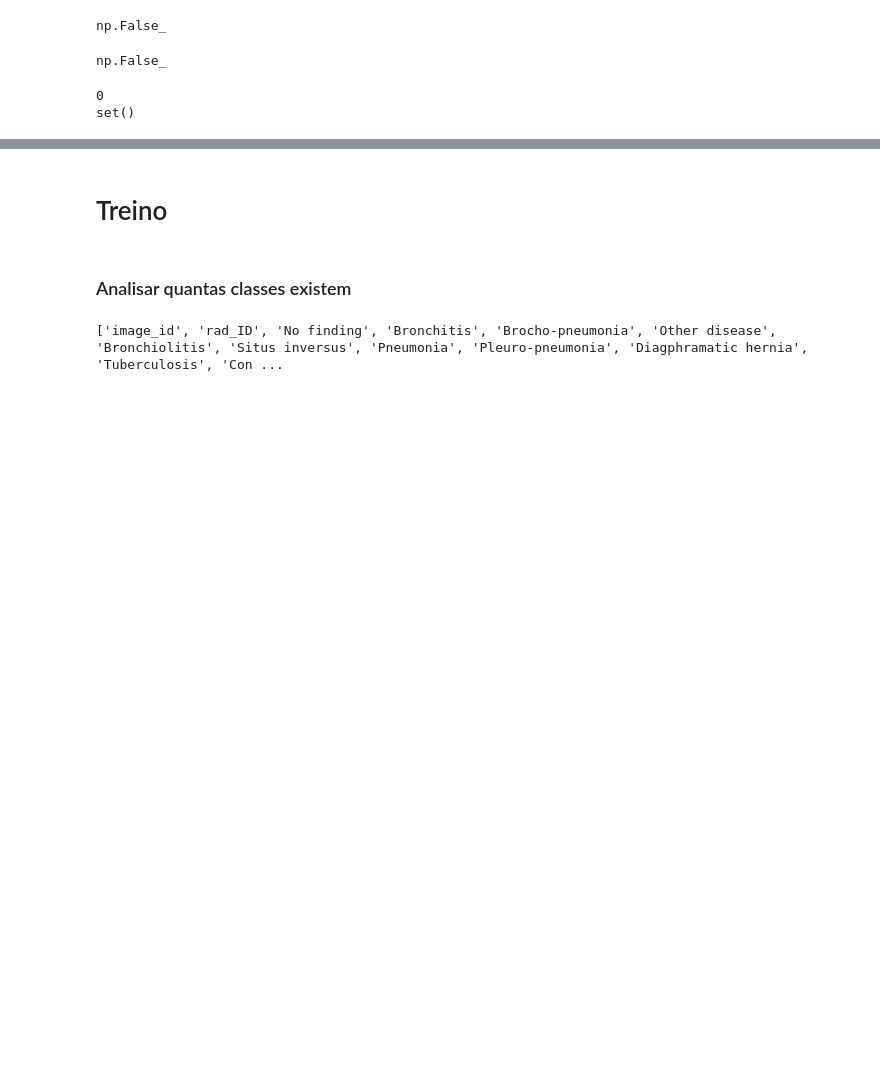
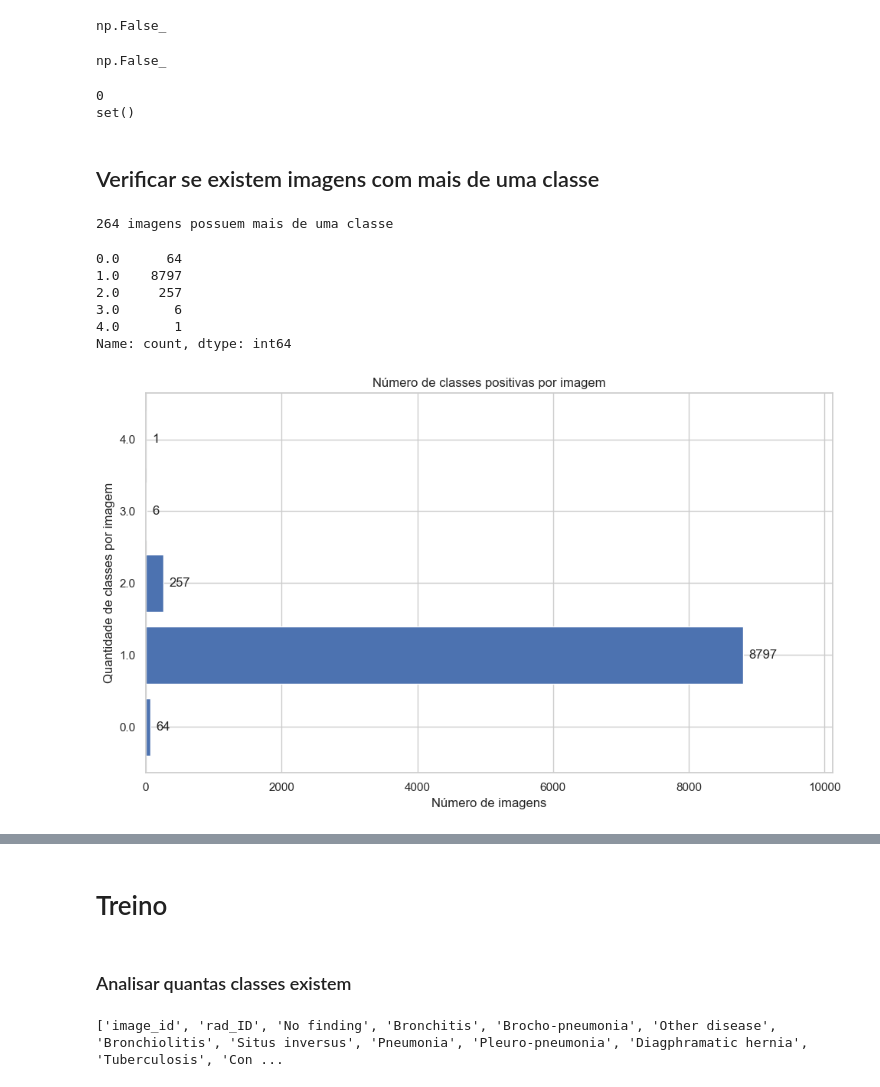
Before and after one commit to esterfirmino/dpoc-vindr, a Jupyter notebook: dpoc-vindr/vindrchest.ipynb, the cells around one changed output, grey strips where cells are left out. Saved outputs shown, nothing was run; the diff lists cells and outputs as text; code cells hidden in the pictures; blank space fills up the shorter version.

Commit message:
✨ feat: add multi-label class mapping analysis

```diff
--- a/dpoc-vindr/vindrchest.ipynb
+++ b/dpoc-vindr/vindrchest.ipynb
@@ -59,3 +59,60 @@ print(duplicados)
 # %% [output]
 0
 set()
+# %% [markdown]
+## Verificar se existem imagens com mais de uma classe
+# %%
+classes = all_df.columns.drop(
+    ["image_id", "rad_ID", "rad_id", "split"],
+    errors="ignore"
+)
+
+num_classes_por_imagem = all_df[classes].sum(axis=1)
+
+imagens_multiclasse = all_df[num_classes_por_imagem > 1]
+
+print(f"{len(imagens_multiclasse)} imagens possuem mais de uma classe")
+# %% [output]
+264 imagens possuem mais de uma classe
+# %%
+num_classes_por_imagem.value_counts().sort_index()
+# %% [output]
+0.0      64
+1.0    8797
+2.0     257
+3.0       6
+4.0       1
+Name: count, dtype: int64
+# %%
+classes = all_df.columns.drop(
+    ["image_id", "rad_ID", "rad_id", "split"],
+    errors="ignore"
+)
+
+num_classes_por_imagem = all_df[classes].sum(axis=1)
+
+dist = num_classes_por_imagem.value_counts().sort_index()
+
+plt.figure(figsize=(10, 6))
+
+bars = plt.barh(dist.index.astype(str), dist.values)
+
+plt.title("Número de classes positivas por imagem")
+plt.xlabel("Número de imagens")
+plt.ylabel("Quantidade de classes por imagem")
+
+plt.xlim(0, max(dist.values) * 1.15)
+
+for bar in bars:
+    largura = bar.get_width()
+    plt.text(
+        largura + max(dist.values) * 0.01,
+        bar.get_y() + bar.get_height() / 2,
+        str(int(largura)),
+        va="center"
+    )
+
+plt.tight_layout()
+plt.show()
+# %% [output]
+[figure, added]
```
Also changed, not shown: parts of 1 cell of this notebook.
